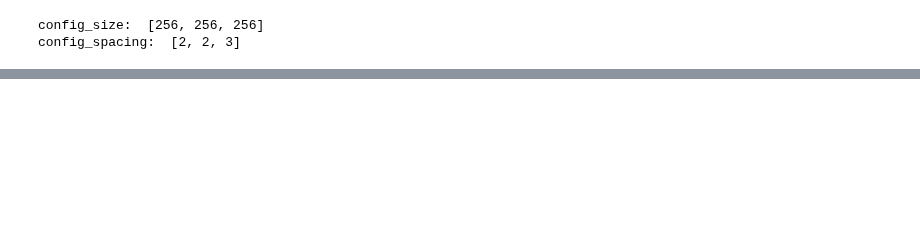
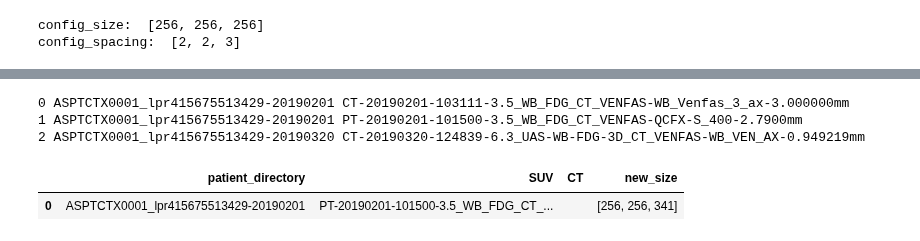
Before and after one commit to NickosKal/UCAN-PET-CT-image-data-handling-pipeline, a Jupyter notebook: Task1_3/Resample_SUV_and_CT_images.ipynb, the cells around one changed output, grey strips where cells are left out. Saved outputs shown, nothing was run; the diff lists cells and outputs as text; code cells hidden in the pictures; blank space fills up the shorter version.

```diff
--- a/Task1_3/Resample_SUV_and_CT_images.ipynb
+++ b/Task1_3/Resample_SUV_and_CT_images.ipynb
@@ -121,46 +133,59 @@ resampled_SUV_CT = {'patient_directory' : [],
                     'new_size' : []}
 
 for index, row in master_data_bd_filtered.iterrows():
-    #print(index, row['patient_directory'], row['PET-CT_info'])
-    #if index == 2:
-    #    break
+    print(index, row['patient_directory'], row['PET-CT_info'])
+    if index == 2:
+        break
 
     #create patient directories
-    npr_directories = 'E:/Sambit/Other_Projects/UCAN/Resampled_SUV_CT/' + str(row['npr']) + '_SUV_CT/'
+    #npr_directories = 'E:/Sambit/Other_Projects/UCAN/Resampled_SUV_CT/' + str(row['npr']) + '_SUV_CT/'
+    npr_directories = 'F:/ucan_lymfom/Resampled_SUV_CT/Sample24Oct2023/' + str(row['npr']) + '_SUV_CT/'
     if not os.path.exists(npr_directories):
         os.mkdir(npr_directories)
 
     #create scan date directories
-    scan_date_directories = 'E:/Sambit/Other_Projects/UCAN/Resampled_SUV_CT/' + str(row['npr']) + '_SUV_CT/' + str(row['scan_date']) + '/'
+    #scan_date_directories = 'E:/Sambit/Other_Projects/UCAN/Resampled_SUV_CT/' + str(row['npr']) + '_SUV_CT/' + str(row['scan_date']) + '/'
+    scan_date_directories = 'F:/ucan_lymfom/Resampled_SUV_CT/Sample24Oct2023/' + str(row['npr']) + '_SUV_CT/' + str(row['scan_date']) + '/'
     if not os.path.exists(scan_date_directories):
         os.mkdir(scan_date_directories)
 
     if row['modality']=='PT':
 
         resampled_SUV_CT['patient_directory'].append(row['patient_directory'])
 
         vol_img = utils.read_dicom(row['directory'])
         image_size = vol_img.GetSize()
 
         new_size = [config_size[0], config_size[1], image_size[2]]
         resampled_SUV_CT['new_size'].append(new_size)
         #print(new_size)
 
         vol_img = sitk.Resample(vol_img, new_size, sitk.Transform(), sitk.sitkLinear,
                             vol_img.GetOrigin(), config_spacing, vol_img.GetDirection(), 0,
                             vol_img.GetPixelID())
 
-
         suv, estimated, raw,spacing,origin,direction = utils.compute_suv(vol_img, PatientWeight=row['patient_weight'], AcquisitionTime=str(row['aquisition_dt'])+str(row['aquisition_time']) , RadiopharmaceuticalStartTime=row['radiopharmaceutical_start_time'], RadionuclideHalfLife=row['radionuclide_half_life'], RadionuclideTotalDose=row['radionuclide_total_dose'])
         suv_img = sitk.GetImageFromArray(suv)
+
+        #suv_img = sitk.Resample(suv_img, new_size, sitk.Transform(), sitk.sitkLinear,
+        #                    suv_img.GetOrigin(), config_spacing, suv_img.GetDirection(), 0,
+        #                   suv_img.GetPixelID())
 
         resampled_SUV_CT['SUV'].append(row['PET-CT_info'])
         resampled_SUV_CT['CT'].append('')
 
-        save_path= 'E:/Sambit/Other_Projects/UCAN/Resampled_SUV_CT/' + str(row['npr']) + '_SUV_CT/' + str(row['scan_date']) + '/' + 'SUV'
+        #save_path= 'E:/Sambit/Other_Projects/UCAN/Resampled_SUV_CT/' + str(row['npr']) + '_SUV_CT/' + str(row['scan_date']) + '/' + 'SUV'
+        save_path= 'F:/ucan_lymfom/Resampled_SUV_CT/Sample24Oct2023/' + str(row['npr']) + '_SUV_CT/' + str(row['scan_date']) + '/' + 'SUV'
+
         utils.save_as_gz(suv_img, save_path+'.nii.gz')
 
 resampled_SUV_CT_df = pd.DataFrame(resampled_SUV_CT)
 resampled_SUV_CT_df.head(2)
+# %% [output]
+0 ASPTCTX0001_lpr415675513429-20190201 CT-20190201-103111-3.5_WB_FDG_CT_VENFAS-WB_Venfas_3_ax-3.000000mm
+1 ASPTCTX0001_lpr415675513429-20190201 PT-20190201-101500-3.5_WB_FDG_CT_VENFAS-QCFX-S_400-2.7900mm
+2 ASPTCTX0001_lpr415675513429-20190320 CT-20190320-124839-6.3_UAS-WB-FDG-3D_CT_VENFAS-WB_VEN_AX-0.949219mm
+|  | patient_directory | SUV | CT | new_size |
+| 0 | ASPTCTX0001_lpr415675513429-20190201 | PT-20190201-101500-3.5_WB_FDG_CT_... |  | [256, 256, 341] |
 # %%
 for index, row in master_data_bd_filtered.iterrows():
```
Also changed, not shown: parts of 11 cells of this notebook, 1 other file.
